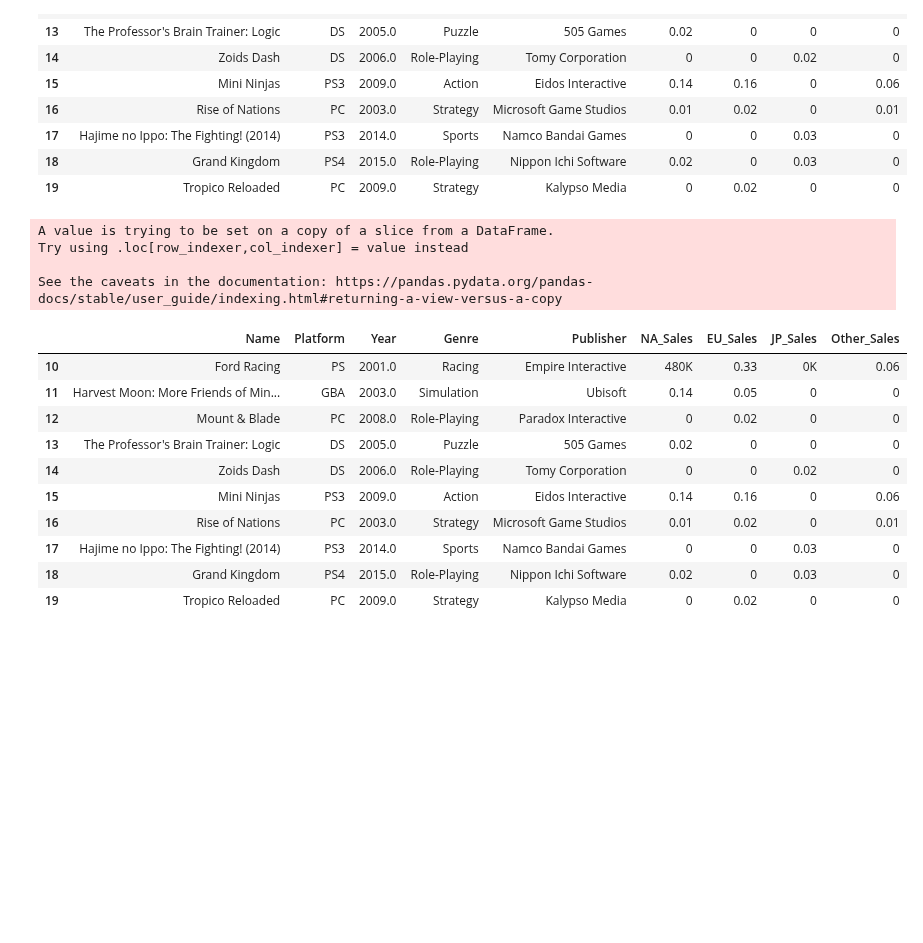
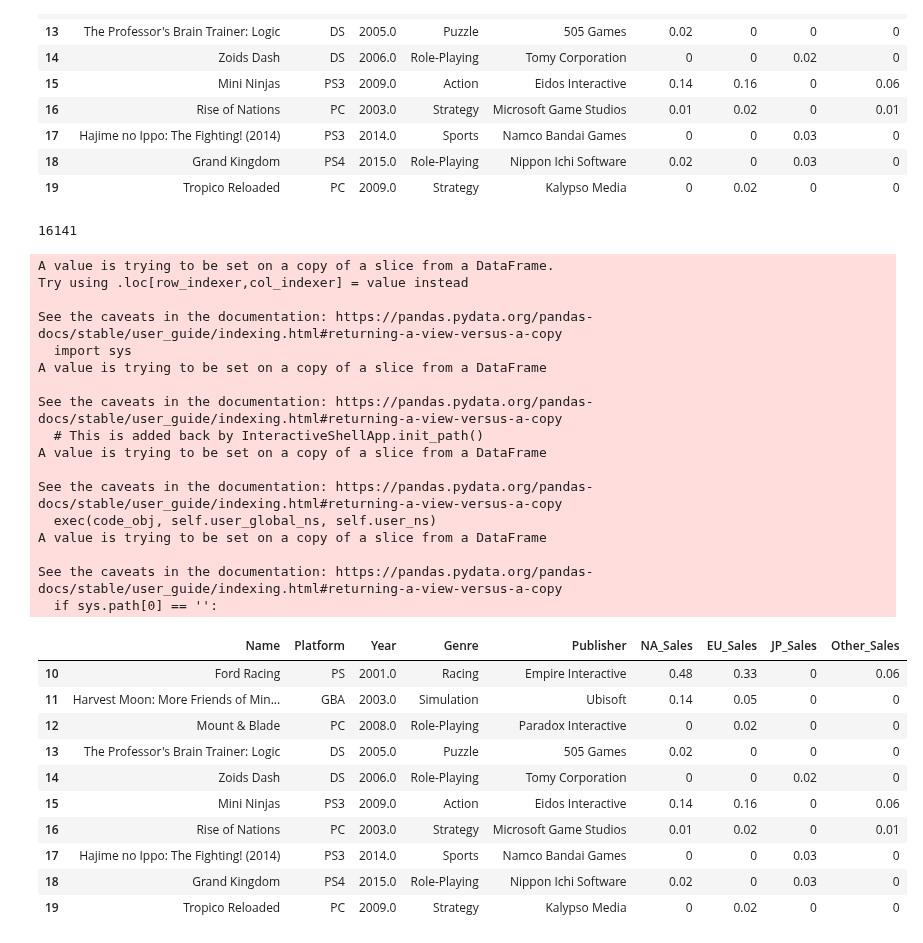
Before and after one commit to ohyunju/projects, a Jupyter notebook: project1/Project1.ipynb, the cells around one changed output. Drawn from its saved outputs; the diff is of its cells as text; code cells hidden in the pictures; blank space fills up the shorter version.

```diff
--- a/project1/Project1.ipynb
+++ b/project1/Project1.ipynb
@@ -109,26 +110,41 @@ df1[10:20]
 # %%
 # Sales 값 들에 대한 데이터 전처리 (K,M)
 Sales=['NA_Sales','EU_Sales','JP_Sales','Other_Sales']
-
 df2=df1
+print(len(df2)) #16141 개라 시간이 많이 소요****주의(내 컴기준 거의 5분)
 
 for i in Sales:
-  try:
-    df2[i]=df2[i].str.replace('M','')
-    if df2[i].str.contains('K'):
-      df2[i]=df2[i].str.replace('K','')
-      df2[i]=pd.to_numeric(df2[i])*0.001
-  except:
-    continue
+  df2[i]=df2[i].str.replace('M','')
+  for j in range(0,len(df2)):
+    try:
+      if df2[i].str.contains('K')[j]:
+        df2[i][j]=df2[i][j].replace('K','')
+        df2[i][j]=pd.to_numeric(df2[i][j])*0.001
+    except:
+      continue
 
 df2[10:20]
 # %% [output]
-A value is trying to be set on a copy of a slice from a DataFrame.
-Try using .loc[row_indexer,col_indexer] = value instead
-
-See the caveats in the documentation: https://pandas.pydata.org/pandas-docs/stable/user_guide/indexing.html#returning-a-view-versus-a-copy
+16141
+A value is trying to be set on a copy of a slice from a DataFrame.
+Try using .loc[row_indexer,col_indexer] = value instead
+
+See the caveats in the documentation: https://pandas.pydata.org/pandas-docs/stable/user_guide/indexing.html#returning-a-view-versus-a-copy
+  import sys
+A value is trying to be set on a copy of a slice from a DataFrame
+
+See the caveats in the documentation: https://pandas.pydata.org/pandas-docs/stable/user_guide/indexing.html#returning-a-view-versus-a-copy
+  # This is added back by InteractiveShellApp.init_path()
+A value is trying to be set on a copy of a slice from a DataFrame
+
+See the caveats in the documentation: https://pandas.pydata.org/pandas-docs/stable/user_guide/indexing.html#returning-a-view-versus-a-copy
+  exec(code_obj, self.user_global_ns, self.user_ns)
+A value is trying to be set on a copy of a slice from a DataFrame
+
+See the caveats in the documentation: https://pandas.pydata.org/pandas-docs/stable/user_guide/indexing.html#returning-a-view-versus-a-copy
+  if sys.path[0] == '':
 |  | Name | Platform | Year | Genre | Publisher | NA_Sales | EU_Sales | JP_Sales | Other_Sales |
-| 10 | Ford Racing | PS | 2001.0 | Racing | Empire Interactive | 480K | 0.33 | 0K | 0.06 |
+| 10 | Ford Racing | PS | 2001.0 | Racing | Empire Interactive | 0.48 | 0.33 | 0 | 0.06 |
 | 11 | Harvest Moon: More Friends of Min... | GBA | 2003.0 | Simulation | Ubisoft | 0.14 | 0.05 | 0 | 0 |
 | 12 | Mount & Blade | PC | 2008.0 | Role-Playing | Paradox Interactive | 0 | 0.02 | 0 | 0 |
 | 13 | The Professor's Brain Trainer: Logic | DS | 2005.0 | Puzzle | 505 Games | 0.02 | 0 | 0 | 0 |
```
Also changed, not shown: parts of 3 cells of this notebook.
